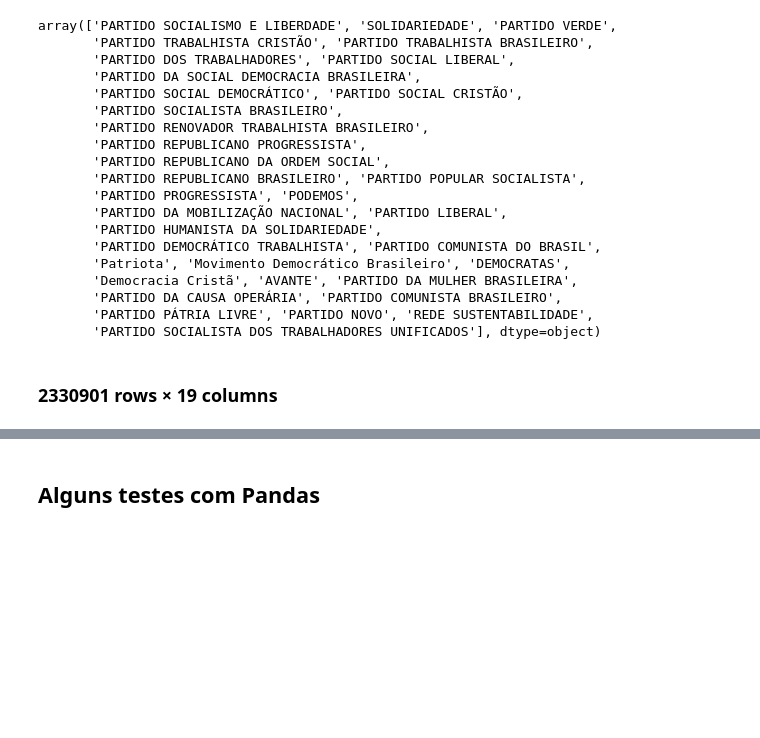
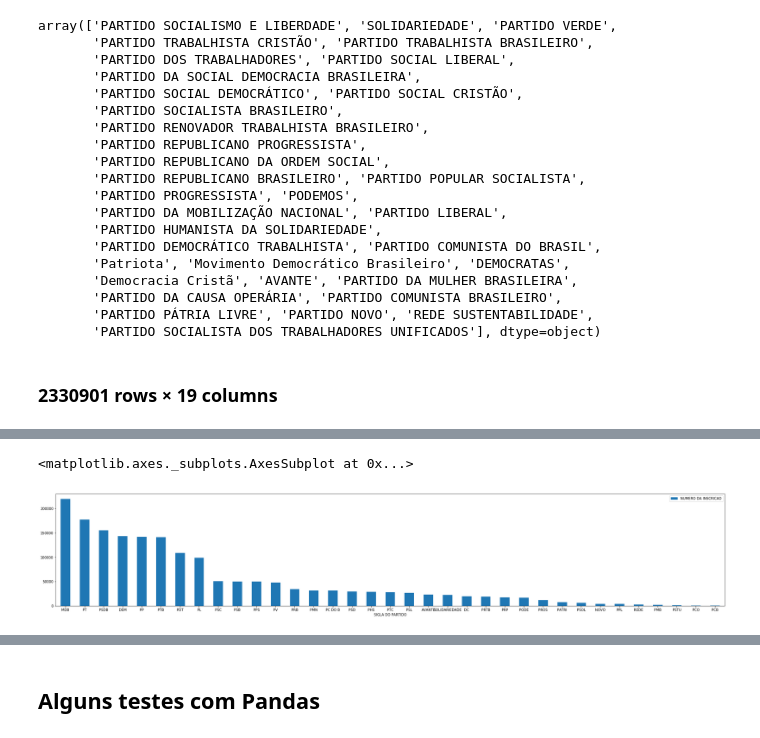
Before and after one commit to pedreirodelima/MG_Filiados, a Jupyter notebook: MG Filiados.ipynb, the cells around one changed output, grey strips where cells are left out. Cells and saved outputs as stored; diff of their text form; code cells hidden in the pictures; blank space fills up the shorter version.

```diff
--- a/MG Filiados.ipynb
+++ b/MG Filiados.ipynb
@@ -161,0 +146,4 @@ df[cols]
+# %%
+filter = df["SITUACAO DO REGISTRO"]=="REGULAR"
+regulares_mg = df.where(filter)
+regulares_mg
@@ -161,0 +171,3 @@ df[cols]
+# %%
+regulares_mg = regulares_mg.dropna(axis=0, how='all')
+regulares_mg
@@ -161,0 +195,4 @@ df[cols]
+# %%
+cols = ['NUMERO DA INSCRICAO' , 'SIGLA DO PARTIDO']
+simplecount_regulares_mg = pd.DataFrame(regulares_mg[cols].groupby('SIGLA DO PARTIDO').count())
+simplecount_regulares_mg
@@ -161,0 +220,3 @@ df[cols]
+# %%
+distinct_regulares_mg = pd.DataFrame(regulares_mg[cols].groupby('SIGLA DO PARTIDO')['NUMERO DA INSCRICAO'].nunique())
+distinct_regulares_mg
@@ -161,0 +286,5 @@ df[cols]
+# %%
+distinct_regulares_mg.sort_values('NUMERO DA INSCRICAO', ascending=False).plot.bar(y='NUMERO DA INSCRICAO', rot=0, figsize=(35,6))
+# %% [output]
+<matplotlib.axes._subplots.AxesSubplot at 0x...>
+[figure, added]
```
Also changed, not shown: parts of 41 cells of this notebook.
